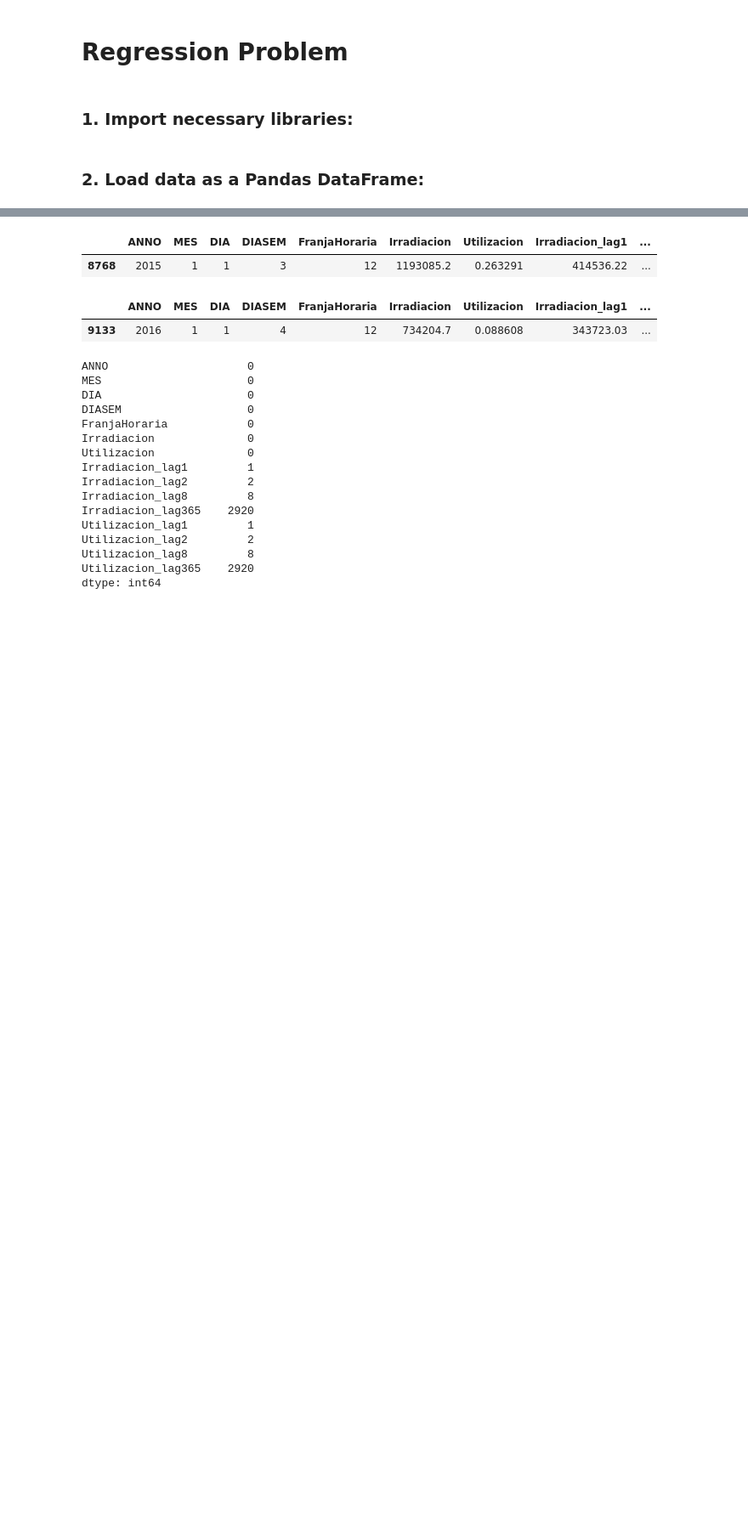
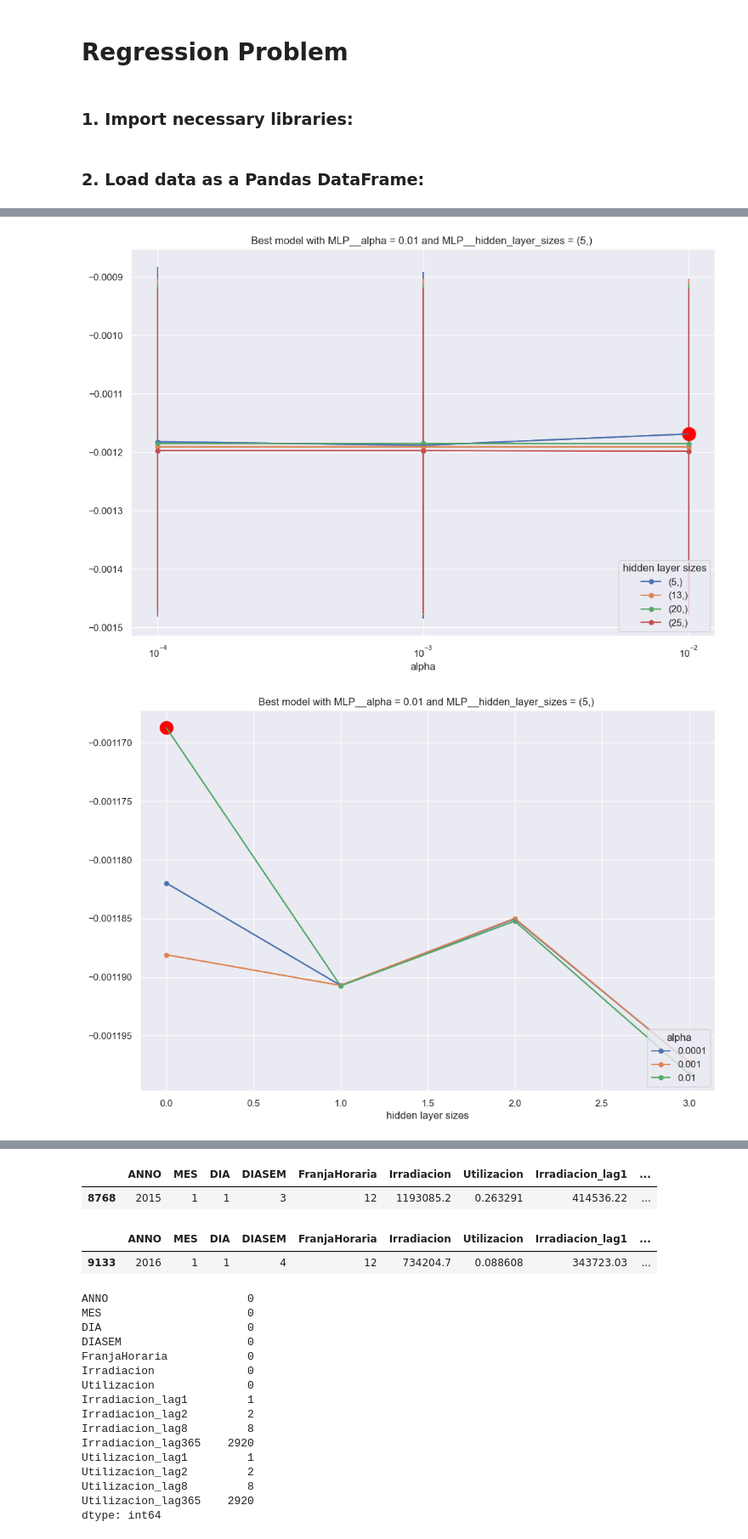
Before and after one commit to MARIABELENSB/Assessment1_MLII, a Jupyter notebook: src/2.Basic_model_regression.ipynb, the cells around one changed output, grey strips where cells are left out. Shown at 85% size. Cells and saved outputs as stored; diff of their text form; code cells hidden in the pictures; blank space fills up the shorter version.

```diff
--- a/src/2.Basic_model_regression.ipynb
+++ b/src/2.Basic_model_regression.ipynb
@@ -101,0 +134,2 @@ df_final
+# %%
+df_final = df_final.dropna()
@@ -101,0 +181,39 @@ df_final
+# %%
+## Inputs of the model. Change accordingly to perform variable selection
+#INPUTS_MLP_NUM = ['ANNO', 'MES', 'DIA', 'FranjaHoraria', 'Irradiacion', 'Irradiacion_lag1', 'Irradiacion_lag2', 'Irradiacion_lag8', 'Irradiacion_lag365', 'Utilizacion_lag1', 'Utilizacion_lag2', 'Utilizacion_lag8', 'Utilizacion_lag365']
+INPUTS_MLP_NUM = ['Irradiacion', 'Irradiacion_lag1', 'Irradiacion_lag2', 'Irradiacion_lag8', 'Irradiacion_lag365', 'Utilizacion_lag1', 'Utilizacion_lag2', 'Utilizacion_lag8', 'Utilizacion_lag365']
+#INPUTS_MLP_NUM = ['Irradiacion', 'Irradiacion_lag1', 'Irradiacion_lag8', 'Irradiacion_lag365', 'Utilizacion_lag1', 'Utilizacion_lag8', 'Utilizacion_lag365']
+INPUTS_MLP_CAT = [] #Weekday is numerical in this case - Intervention variables
+INPUTS_MLP = INPUTS_MLP_NUM + INPUTS_MLP_CAT
+
+numeric_transformer = Pipeline(steps=[('scaler', StandardScaler())])
+
+# Prepare the categorical variables by encoding the categories
+categorical_transformer = Pipeline(steps=[('onehot', OneHotEncoder(handle_unknown='ignore'))])
+
+# Create a preprocessor to perform the steps defined above
+preprocessor = ColumnTransformer(transformers=[
+        ('num', numeric_transformer, INPUTS_MLP_NUM),
+        ('cat', categorical_transformer, INPUTS_MLP_CAT)
+        ])
+
+param = {'MLP__alpha': [0.0001,0.001,0.01], # Initial value of regularization
+         'MLP__hidden_layer_sizes':[(5,),(13,),(20,),(25,)]} # Number of neurons in each hidden layer, enters as tuples
+
+pipe = Pipeline([
+        ('preprocessor', preprocessor),
+        ('MLP', MLPRegressor(solver='lbfgs', # Update function
+                activation='logistic', # Logistic sigmoid activation function
+                max_iter=450, # Maximum number of iterations
+                tol=1e-4, # Tolerance for the optimization
+                random_state=150,
+                verbose = True))]) # For replication
+
+# We use Grid Search Cross Validation to find the best parameter for the model in the grid defined
+nFolds = 10
+MLP_fit = GridSearchCV(estimator=pipe, # Structure of the model to use
+                       param_grid=param, # Defined grid to search in
+                       n_jobs=-1, # Number of cores to use (parallelize)
+                       scoring='neg_mean_squared_error', # RMSE https://scikit-learn.org/stable/modules/model_evaluation.html
+                       cv=nFolds) # Number of Folds
+MLP_fit.fit(X_train[INPUTS_MLP], y_train) # Search in grid
@@ -101,0 +244,6 @@ df_final
+# %%
+# Plot the cross validation score in the Grid Search
+MT.plotModelGridError(MLP_fit, xscale="log")
+# %% [output]
+[figure, added]
+[figure, added]
```
Also changed, not shown: parts of 18 cells of this notebook.
